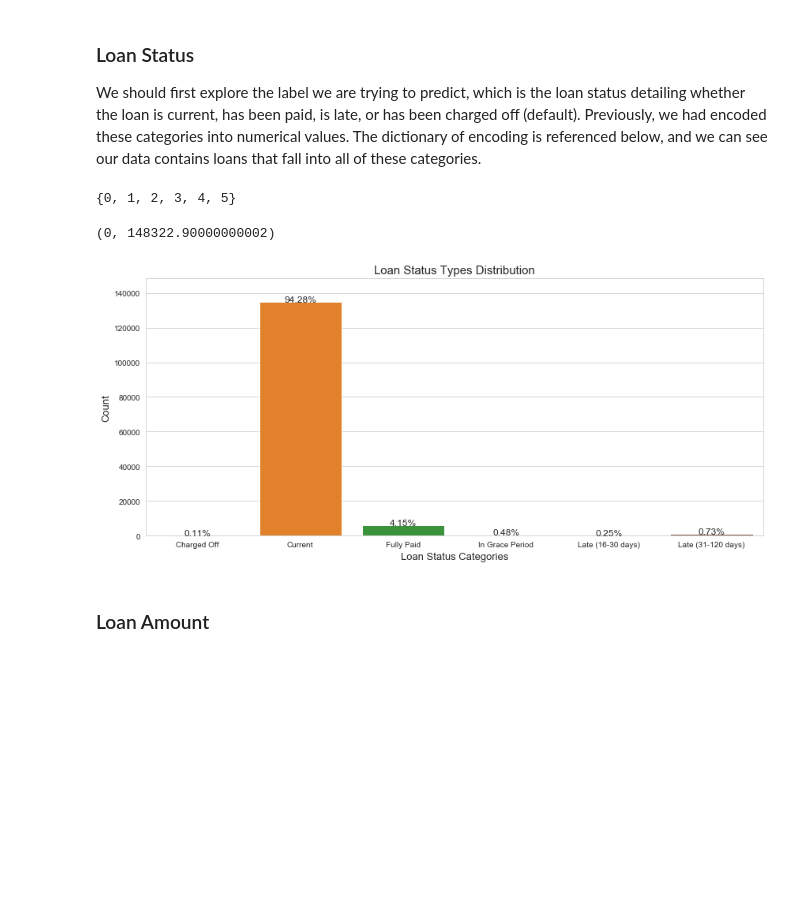
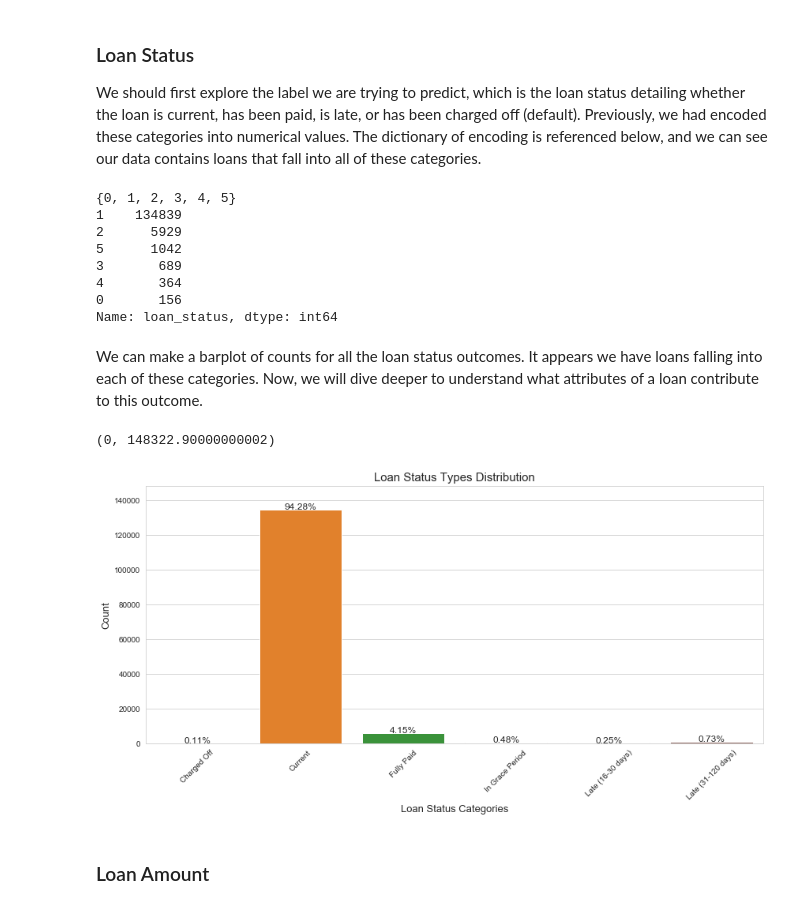
Before and after one commit to samsonq/Macroeconomic-Default-Analysis, a Jupyter notebook: notebooks/Loaning EDA & Data Visualization.ipynb, the cells around one changed output. Cells and saved outputs as stored; diff of their text form; code cells hidden in the pictures; blank space fills up the shorter version.

```diff
--- a/notebooks/Loaning EDA & Data Visualization.ipynb
+++ b/notebooks/Loaning EDA & Data Visualization.ipynb
@@ -62,31 +62,41 @@ We should first explore the label we are trying to predict, which is the loan st
 status_dict = {0: "Charged Off", 1: "Current", 2: "Fully Paid", 3: "In Grace Period", 4: "Late (16-30 days)",
                5: "Late (31-120 days)"}
 
-set(data["loan_status"])
+print(set(data["loan_status"]))
+print(data["loan_status"].value_counts())
 # %% [output]
 {0, 1, 2, 3, 4, 5}
+1    134839
+2      5929
+5      1042
+3       689
+4       364
+0       156
+Name: loan_status, dtype: int64
+# %% [markdown]
+We can make a barplot of counts for all the loan status outcomes. It appears we have loans falling into each of these categories. Now, we will dive deeper to understand what attributes of a loan contribute to this outcome.
 # %%
 plt.figure(figsize=(14, 6))
 
 g = sns.countplot(x="loan_status", data=data)
-g.set_xticklabels(status_dict.values())
+g.set_xticklabels(status_dict.values(), rotation=45)
 g.set_xlabel("Loan Status Categories", fontsize=13)
 g.set_ylabel("Count", fontsize=13)
 g.set_title("Loan Status Types Distribution", fontsize=15)
 
 proportions = []
 for status in g.patches:
     height = status.get_height()
     proportions.append(height)
     g.text(status.get_x()+status.get_width()/2.,
             height + 3,
             "{:1.2f}%".format(height/len(data)*100),
             ha="center", fontsize=12)
 
-g.set_ylim(0, max(sizes)*1.1)
+g.set_ylim(0, max(proportions)*1.1)
 # %% [output]
 (0, 148322.90000000002)
-[figure, old version]
+[figure, new version]
 # %% [markdown]
 ### Loan Amount
 # %%
```
Also changed, not shown: parts of 2 cells of this notebook, 1 other file.
